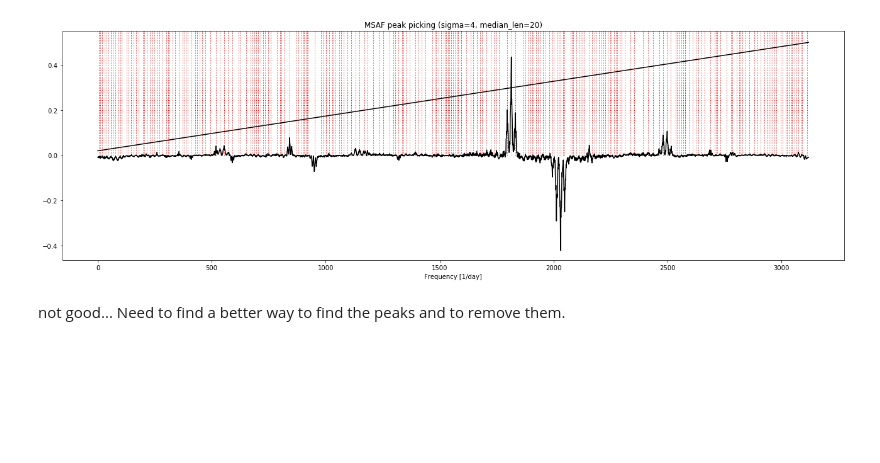
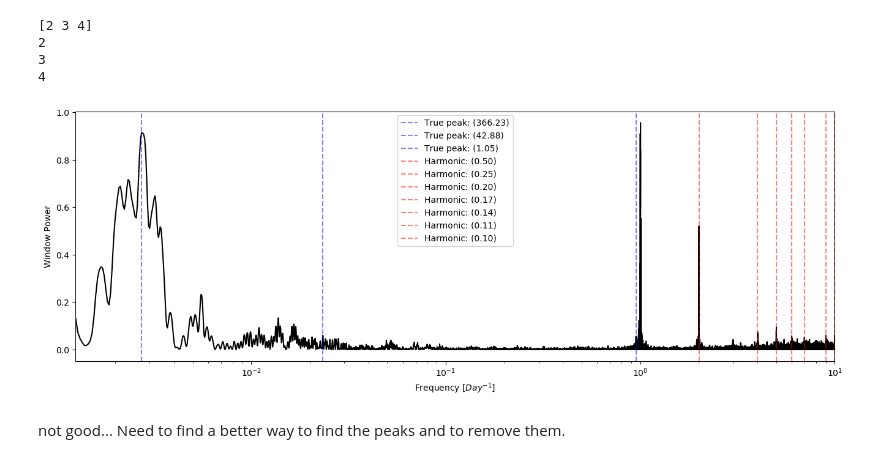
Before and after one commit to kbarbey/Master-Thesis, a Jupyter notebook: main/S1D/test_peak_finding.ipynb, the cells around one changed output. Drawn from its saved outputs; the diff is of its cells as text; code cells hidden in the pictures; blank space fills up the shorter version.

```diff
--- a/main/S1D/test_peak_finding.ipynb
+++ b/main/S1D/test_peak_finding.ipynb
@@ -105,2 +16,12 @@ file = open(r'C:\Users\kentb\Desktop\PDM\thesis\main\S1D\results\BGCru5600_5800.
 obs_data = pickle.load(file)
 file.close()
+# %%
+n = np.arange(2,5,1)
+print(n)
+for n in n:
+    print(n)
+# %% [output]
+[2 3 4]
+2
+3
+4
@@ -107,16 +94,12 @@ file.close()
+# %%
+window_freq, window_power = window_power_spectrum(obs_data.time_series.times, 1/800, 10)
+plot_power_spectrum(window_freq, window_power,1/800,10,0.05,200, peaks=True)
+# %% [output]
+[figure, added]
 # %%
 freq = np.asarray(obs_data.periodicity_detector.results_frequency['shift_periodogram'])
 power = np.asarray(obs_data.periodicity_detector.results_power['shift_periodogram'])
 signal = np.column_stack([freq, power])
-# %%
-sigma = 4
-median_len = 20
-
-peaks, x_smooth, threshold_local = peak_picking_MSAF(power, median_len=median_len, offset_rel=0.1, sigma=sigma)
-title='MSAF peak picking (sigma=%1.0f, median_len=%2.0f)'%(sigma, median_len)
-plot_function_peak_positions(nov = signal,Fs_nov=1, peaks=peaks, title=title)
-# %% [output]
-[figure, removed]
 # %% [markdown]
 not good... Need to find a better  way to find the peaks and to remove them.
 # %%
```
Also changed, not shown: parts of 12 cells of this notebook, 1 other file.
